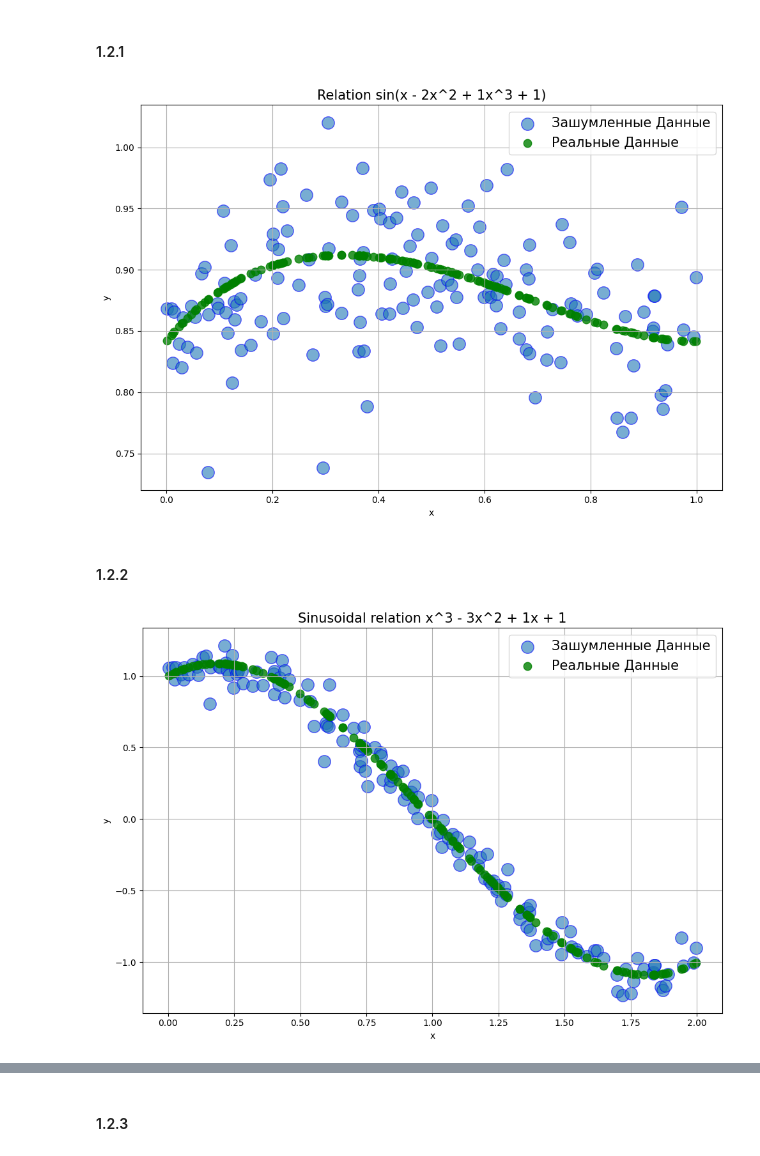
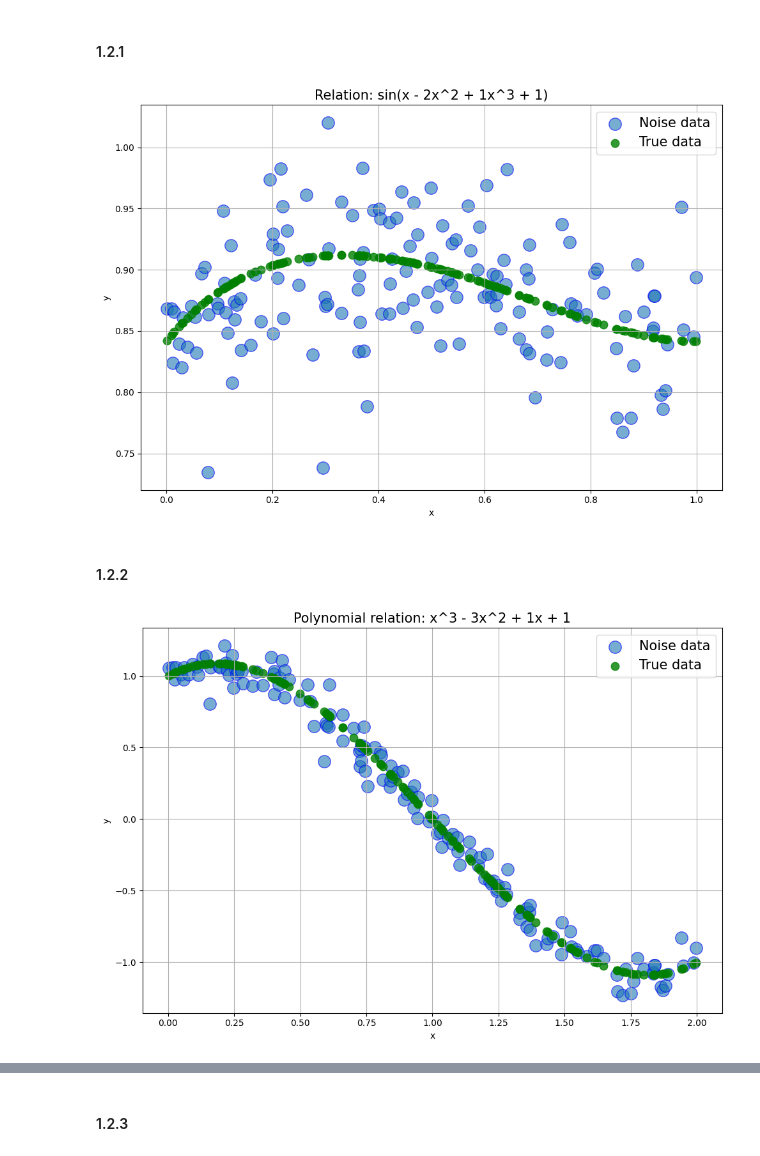
Before and after one commit to modernpacifist/engineering-of-machine-learning-urfu, a Jupyter notebook: math-basics-of-machine-learning/Notebooks/HW2_MBML.ipynb, the cells around one changed output, grey strips where cells are left out. Cells and saved outputs as stored; diff of their text form; code cells hidden in the pictures.

Commit message:
math-basics-of-machine-learning/Notebooks/HW2_MBML.ipynb:updated titles on graphs

```diff
--- a/math-basics-of-machine-learning/Notebooks/HW2_MBML.ipynb
+++ b/math-basics-of-machine-learning/Notebooks/HW2_MBML.ipynb
@@ -41,8 +41,8 @@ def dataset(a, b, f = None,  N = 250, x_max = 1, noise_power = 0, random_x = Tru
 # %%
 def visualize_data(y, y_true, x, title):
     fig = plt.figure(figsize=(10, 7))
-    plt.scatter(x[:, 0], y, edgecolor = 'b', label = "Зашумленные Данные", s = 196, alpha = 0.6)
-    plt.scatter(x[:, 0], y_true,label = "Реальные Данные", s = 81, c = 'g', alpha = 0.8)
+    plt.scatter(x[:, 0], y, edgecolor = 'b', label = "Noise data", s = 196, alpha = 0.6)
+    plt.scatter(x[:, 0], y_true,label = "True data", s = 81, c = 'g', alpha = 0.8)
     plt.grid()
     plt.xlabel('x')
     plt.ylabel('y')
@@ -113,22 +113,22 @@ y, y_true_line, x = dataset(
     seed=15
 )
 
-visualize_data(y, y_true_line, x, 'Relation sin(x - 2x^2 + 1x^3 + 1)')
+visualize_data(y, y_true_line, x, 'Relation: sin(x - 2x^2 + 1x^3 + 1)')
 # %% [output]
-[figure, old version]
+[figure, new version]
 # %% [markdown]
 #### 1.2.2
 # %%
 y, y_true_line, x = dataset(
     a=[1, -3, 1],
     b=1,
     f=None,
     N=150,
     x_max=2,
     noise_power=0.1,
     seed=15
 )
 
-visualize_data(y, y_true_line, x, 'Sinusoidal relation x^3 - 3x^2 + 1x + 1')
+visualize_data(y, y_true_line, x, 'Polynomial relation: x^3 - 3x^2 + 1x + 1')
 # %% [output]
-[figure, old version]
+[figure, new version]
```
Also changed, not shown: parts of 12 cells of this notebook.
